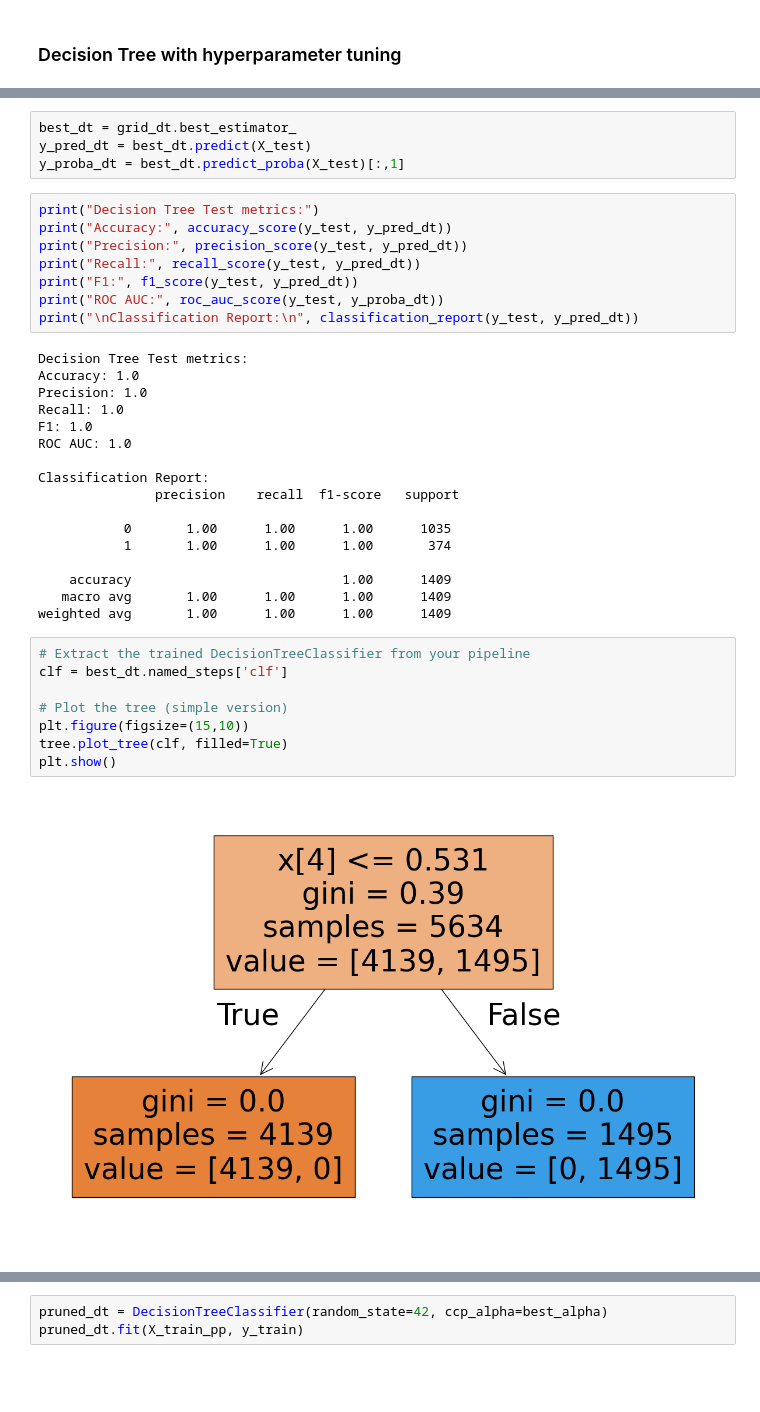
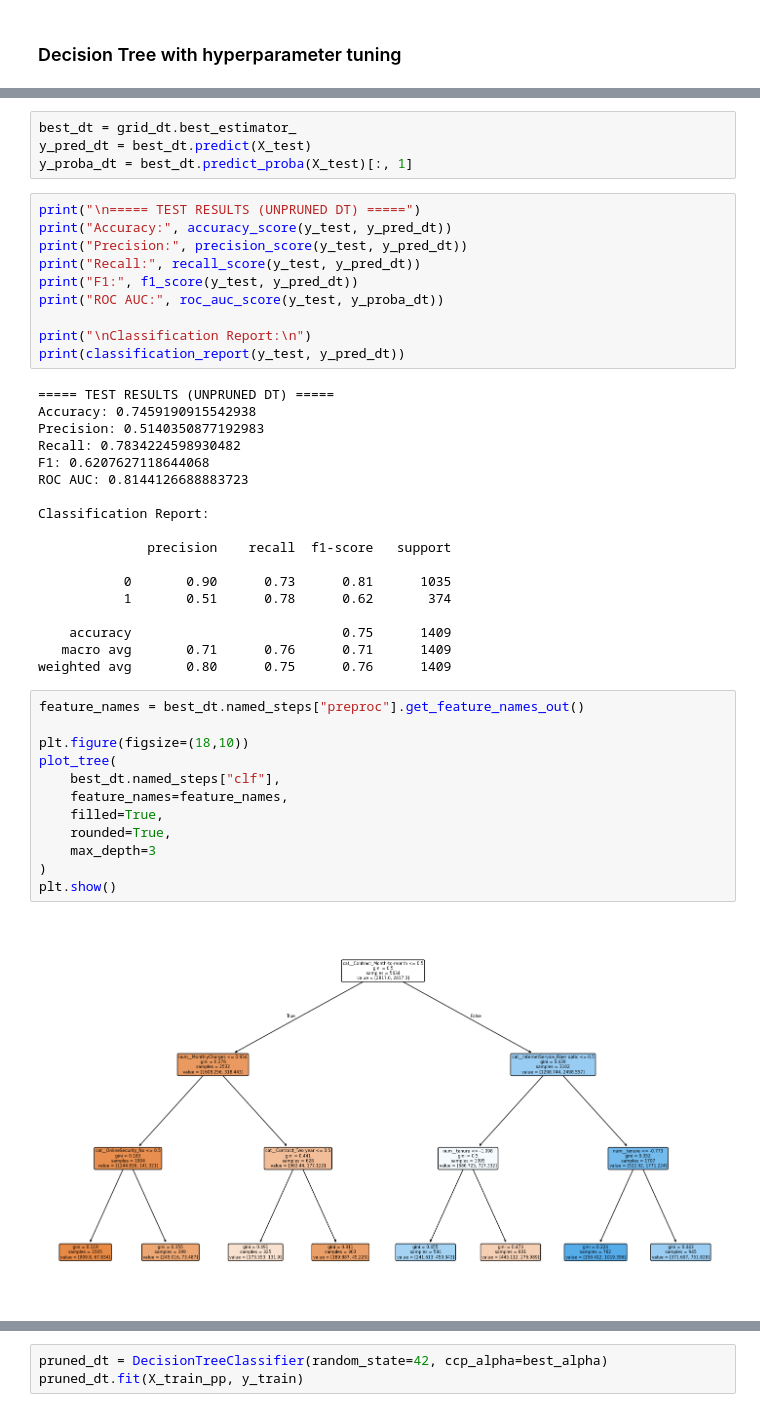
Before and after one commit to meleeshagamage/CourseWork_ML, a Jupyter notebook: ML_CW.ipynb, the cells around one changed output, grey strips where cells are left out. Saved outputs shown, nothing was run; the diff lists cells and outputs as text; blank space fills up the shorter version.

```diff
--- a/ML_CW.ipynb
+++ b/ML_CW.ipynb
@@ -280,42 +302,49 @@ Best CV F1-score:
 # %%
 best_dt = grid_dt.best_estimator_
 y_pred_dt = best_dt.predict(X_test)
-y_proba_dt = best_dt.predict_proba(X_test)[:,1]
+y_proba_dt = best_dt.predict_proba(X_test)[:, 1]
 # %%
-print("Decision Tree Test metrics:")
+print("\n===== TEST RESULTS (UNPRUNED DT) =====")
 print("Accuracy:", accuracy_score(y_test, y_pred_dt))
 print("Precision:", precision_score(y_test, y_pred_dt))
 print("Recall:", recall_score(y_test, y_pred_dt))
 print("F1:", f1_score(y_test, y_pred_dt))
 print("ROC AUC:", roc_auc_score(y_test, y_proba_dt))
-print("\nClassification Report:\n", classification_report(y_test, y_pred_dt))
+
+print("\nClassification Report:\n")
+print(classification_report(y_test, y_pred_dt))
 # %% [output]
-Decision Tree Test metrics:
-Accuracy: 1.0
-Precision: 1.0
-Recall: 1.0
-F1: 1.0
-ROC AUC: 1.0
+===== TEST RESULTS (UNPRUNED DT) =====
+Accuracy: 0.7459190915542938
+Precision: 0.5140350877192983
+Recall: 0.7834224598930482
+F1: 0.6207627118644068
+ROC AUC: 0.8144126688883723
 
 Classification Report:
-               precision    recall  f1-score   support
 
-           0       1.00      1.00      1.00      1035
-           1       1.00      1.00      1.00       374
+              precision    recall  f1-score   support
 
-    accuracy                           1.00      1409
-   macro avg       1.00      1.00      1.00      1409
-weighted avg       1.00      1.00      1.00      1409
+           0       0.90      0.73      0.81      1035
+           1       0.51      0.78      0.62       374
+
+    accuracy                           0.75      1409
+   macro avg       0.71      0.76      0.71      1409
+weighted avg       0.80      0.75      0.76      1409
-# %%
-# Extract the trained DecisionTreeClassifier from your pipeline
-clf = best_dt.named_steps['clf']
-
-# Plot the tree (simple version)
-plt.figure(figsize=(15,10))
-tree.plot_tree(clf, filled=True)
-plt.show()
-# %% [output]
-[figure, removed]
+# %%
+feature_names = best_dt.named_steps["preproc"].get_feature_names_out()
+
+plt.figure(figsize=(18,10))
+plot_tree(
+    best_dt.named_steps["clf"],
+    feature_names=feature_names,
+    filled=True,
+    rounded=True,
+    max_depth=3
+)
+plt.show()
+# %% [output]
+[figure, added]
 # %%
 cm = confusion_matrix(y_test, y_pred_dt)
 sns.heatmap(cm, annot=True, fmt='d', cmap='Blues')
```
Also changed, not shown: parts of 34 cells of this notebook.
